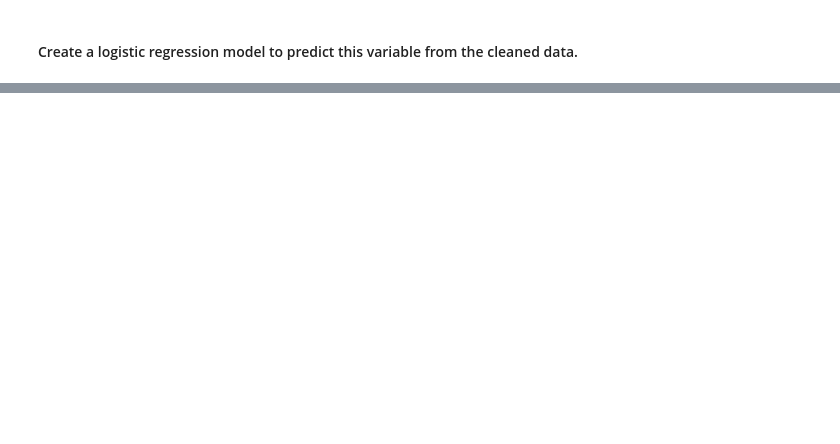
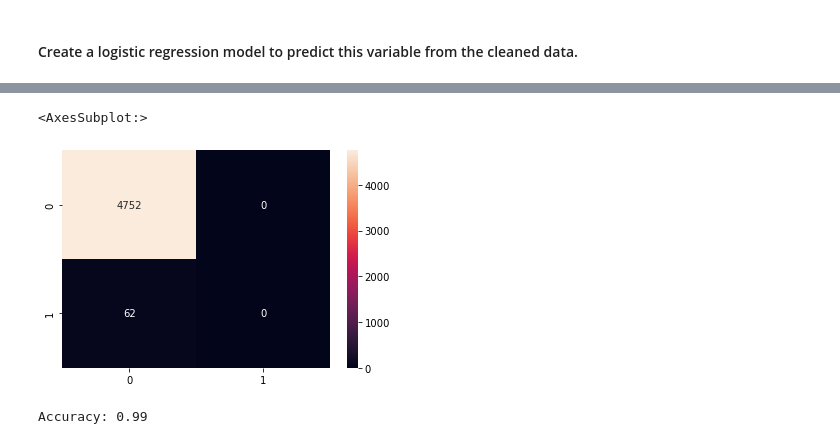
Before and after one commit to dbsquare/lab-predictions-logistic-regression, a Jupyter notebook: logreglab.ipynb, the cells around one changed output, grey strips where cells are left out. Drawn from its saved outputs; the diff is of its cells as text; code cells hidden in the pictures; blank space fills up the shorter version.

```diff
--- a/logreglab.ipynb
+++ b/logreglab.ipynb
@@ -197,0 +195,3 @@ ValueError: Unknown label type: 'unknown'
+# %%
+# We predict on the testing dataset
+predictions = classification.predict(X_test)
@@ -197,0 +217,13 @@ ValueError: Unknown label type: 'unknown'
+# %%
+from sklearn.metrics import confusion_matrix
+cm = confusion_matrix(y_test, predictions)
+sns.heatmap(cm, annot=True,fmt='g')
+# %% [output]
+<AxesSubplot:>
+[figure, added]
+# %%
+# Accuracy
+from sklearn.metrics import accuracy_score
+print('\nAccuracy: {:.2f}\n'.format(accuracy_score(y_test, predictions)))
+# %% [output]
+Accuracy: 0.99
```
Also changed, not shown: parts of 11 cells of this notebook.
